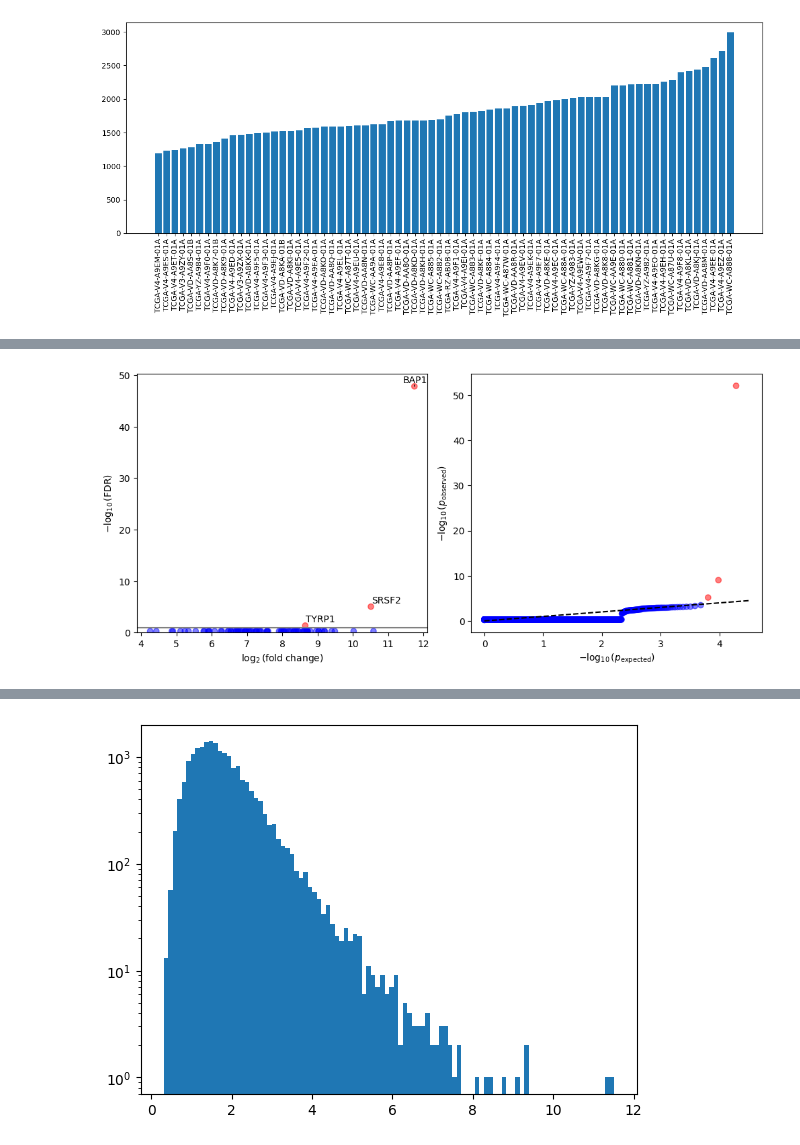
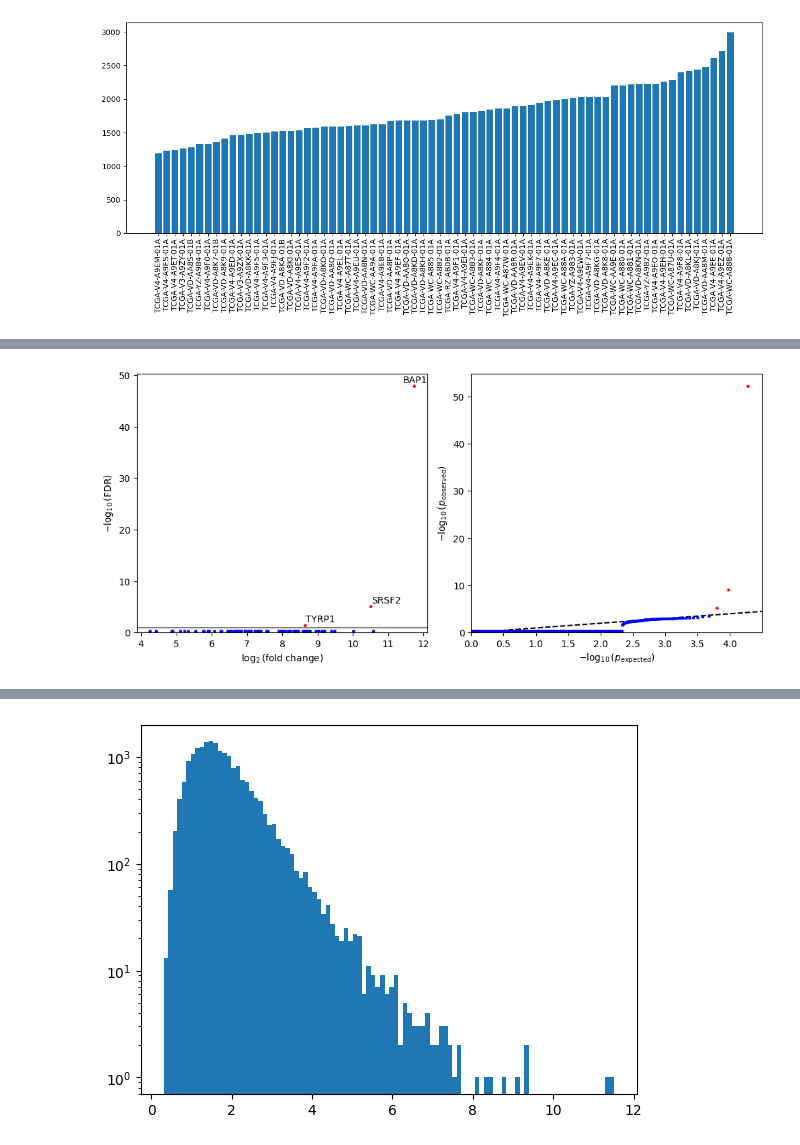
Before and after one commit to getzlab/dig_test_burden, a Jupyter notebook: process_results.ipynb, the cells around one changed output, grey strips where cells are left out. Cells and saved outputs as stored; diff of their text form; code cells hidden in the pictures.

```diff
--- a/process_results.ipynb
+++ b/process_results.ipynb
@@ -70,11 +71,11 @@ plot_volcano(p, d, l)
 # %%
 d = np.log2(df.OBS_INDEL) - np.log2(df.EXP_INDEL)
 p = df.PVAL_INDEL_BURDEN
 l = df.GENE
 ind_keep = ~d.isna()
-plot_volcano(p[ind_keep], d[ind_keep], l[ind_keep])
+plot_functions.plot_volcano(p[ind_keep], d[ind_keep], l[ind_keep])
 # %% [output]
-[figure, old version]
+[figure, new version]
 # %%
 df.columns.tolist()
 # %% [output]
```
Also changed, not shown: parts of 16 cells of this notebook, 2 other files.
